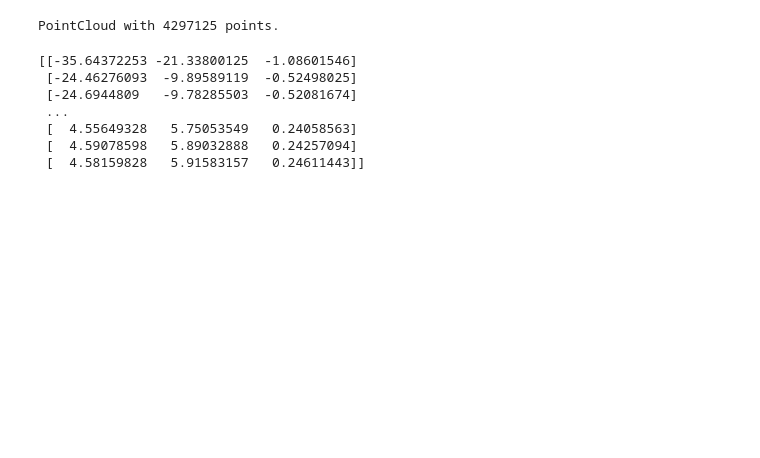
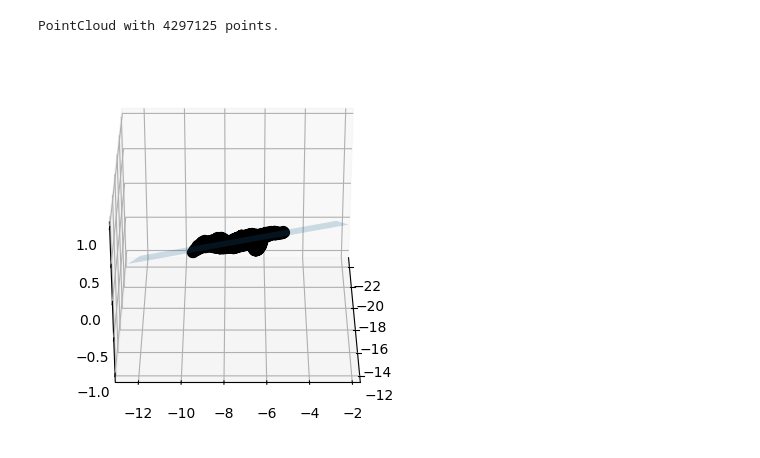
Before and after one commit to Wojcik98/femern_project, a Jupyter notebook: femern_project_main/scripts/analyze.ipynb, the cells around one changed output. Cells and saved outputs as stored; diff of their text form; code cells hidden in the pictures; blank space fills up the shorter version.

```diff
--- a/femern_project_main/scripts/analyze.ipynb
+++ b/femern_project_main/scripts/analyze.ipynb
@@ -12,4 +15,9 @@ assert isinstance(pcd, o3d.geometry.PointCloud)
 print(pcd)
 # %% [output]
 PointCloud with 4297125 points.
+# %%
+pcds: list[o3d.geometry.PointCloud] = []
+plys_dir = 'very_flat_plys/'
+for fn in os.listdir(plys_dir):
+    pcds.append(o3d.io.read_point_cloud(plys_dir + fn))
 # %%
@@ -17,13 +25,16 @@ o3d.visualization.draw_geometries([pcd])
-# %%
-print(np.asarray(pcd.points))
-# %% [output]
-[[-35.64372253 -21.33800125  -1.08601546]
- [-24.46276093  -9.89589119  -0.52498025]
- [-24.6944809   -9.78285503  -0.52081674]
- ...
- [  4.55649328   5.75053549   0.24058563]
- [  4.59078598   5.89032888   0.24257094]
- [  4.58159828   5.91583157   0.24611443]]
+# %%
+hole_pcd = pcds[100]
+# %%
+points = Points(np.asarray(hole_pcd.points))
+plane = Plane.best_fit(points)
+# %%
+fig, ax = plot_3d(
+    points.plotter(c='k', s=50, depthshade=False),
+    plane.plotter(alpha=0.2, lims_x=(-5, 5), lims_y=(-5, 5)),
+)
+ax.view_init(30, 0)
+# %% [output]
+[figure, added]
 # %%
 downpcd = pcd.voxel_down_sample(voxel_size=0.5)
 # %%
```
Also changed, not shown: parts of 9 cells of this notebook.
